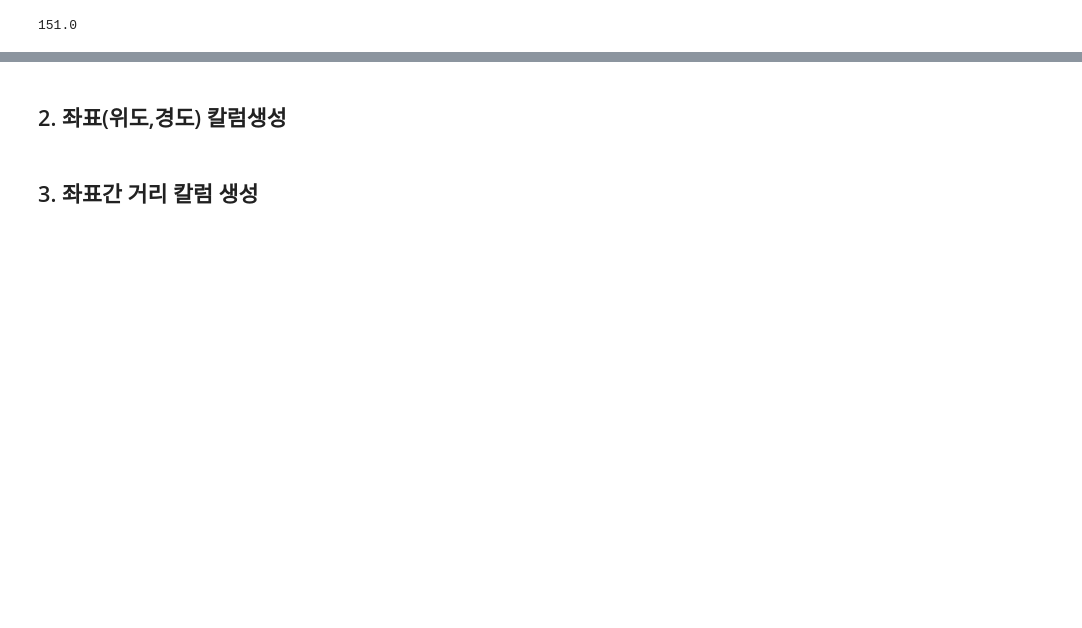
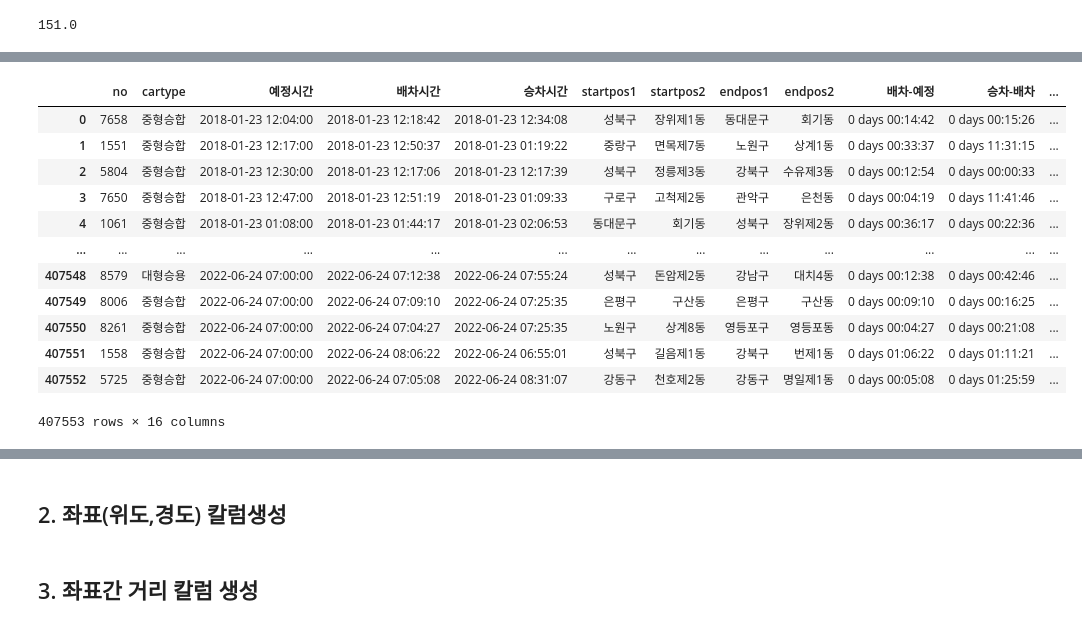
Before and after one commit to minjaering/Disabled-person-taxi-project, a Jupyter notebook: 1-1. Data Cleansing - time, 주소좌표.ipynb, the cells around one changed output, grey strips where cells are left out. Cells and saved outputs as stored; diff of their text form; code cells hidden in the pictures; blank space fills up the shorter version.

```diff
--- a/1-1. Data Cleansing - time, 주소좌표.ipynb
+++ b/1-1. Data Cleansing - time, 주소좌표.ipynb
@@ -262,0 +315,25 @@ print(day_before_7777)  # 1980-10-18 00:00:00
+# %%
+df['승차-배차(분)'] = 승차배차_val
+# %%
+%%time
+
+승차예정_val = []
+
+for i in range(len(df)):
+    time_1 = df['예정시간'][i]
+    time_2 = df['승차시간'][i]
+
+    if time_2 < time_1: # datetime 끼리 비교 가능
+        time_interval = time_1 - time_2
+
+        seconds = time_interval.total_seconds()
+        minutes = -seconds//60
+
+        승차예정_val.append(minutes)
+    else:
+        time_interval = time_2 - time_1
+
+        seconds = time_interval.total_seconds()
+        minutes = seconds//60
+
+        승차예정_val.append(minutes)
@@ -262,0 +343,18 @@ print(day_before_7777)  # 1980-10-18 00:00:00
+# %%
+df['승차-예정(분)'] = 승차예정_val
+# %%
+df
+# %% [output]
+|  | no | cartype | 예정시간 | 배차시간 | 승차시간 | startpos1 | startpos2 | endpos1 | endpos2 | 배차-예정 | 승차-배차 | ... |
+| 0 | 7658 | 중형승합 | 2018-01-23 12:04:00 | 2018-01-23 12:18:42 | 2018-01-23 12:34:08 | 성북구 | 장위제1동 | 동대문구 | 회기동 | 0 days 00:14:42 | 0 days 00:15:26 | ... |
+| 1 | 1551 | 중형승합 | 2018-01-23 12:17:00 | 2018-01-23 12:50:37 | 2018-01-23 01:19:22 | 중랑구 | 면목제7동 | 노원구 | 상계1동 | 0 days 00:33:37 | 0 days 11:31:15 | ... |
+| 2 | 5804 | 중형승합 | 2018-01-23 12:30:00 | 2018-01-23 12:17:06 | 2018-01-23 12:17:39 | 성북구 | 정릉제3동 | 강북구 | 수유제3동 | 0 days 00:12:54 | 0 days 00:00:33 | ... |
+| 3 | 7650 | 중형승합 | 2018-01-23 12:47:00 | 2018-01-23 12:51:19 | 2018-01-23 01:09:33 | 구로구 | 고척제2동 | 관악구 | 은천동 | 0 days 00:04:19 | 0 days 11:41:46 | ... |
+| 4 | 1061 | 중형승합 | 2018-01-23 01:08:00 | 2018-01-23 01:44:17 | 2018-01-23 02:06:53 | 동대문구 | 회기동 | 성북구 | 장위제2동 | 0 days 00:36:17 | 0 days 00:22:36 | ... |
+| ... | ... | ... | ... | ... | ... | ... | ... | ... | ... | ... | ... | ... |
+| 407548 | 8579 | 대형승용 | 2022-06-24 07:00:00 | 2022-06-24 07:12:38 | 2022-06-24 07:55:24 | 성북구 | 돈암제2동 | 강남구 | 대치4동 | 0 days 00:12:38 | 0 days 00:42:46 | ... |
+| 407549 | 8006 | 중형승합 | 2022-06-24 07:00:00 | 2022-06-24 07:09:10 | 2022-06-24 07:25:35 | 은평구 | 구산동 | 은평구 | 구산동 | 0 days 00:09:10 | 0 days 00:16:25 | ... |
+| 407550 | 8261 | 중형승합 | 2022-06-24 07:00:00 | 2022-06-24 07:04:27 | 2022-06-24 07:25:35 | 노원구 | 상계8동 | 영등포구 | 영등포동 | 0 days 00:04:27 | 0 days 00:21:08 | ... |
+| 407551 | 1558 | 중형승합 | 2022-06-24 07:00:00 | 2022-06-24 08:06:22 | 2022-06-24 06:55:01 | 성북구 | 길음제1동 | 강북구 | 번제1동 | 0 days 01:06:22 | 0 days 01:11:21 | ... |
+| 407552 | 5725 | 중형승합 | 2022-06-24 07:00:00 | 2022-06-24 07:05:08 | 2022-06-24 08:31:07 | 강동구 | 천호제2동 | 강동구 | 명일제1동 | 0 days 00:05:08 | 0 days 01:25:59 | ... |
+407553 rows × 16 columns
```
Also changed, not shown: parts of 28 cells of this notebook.
